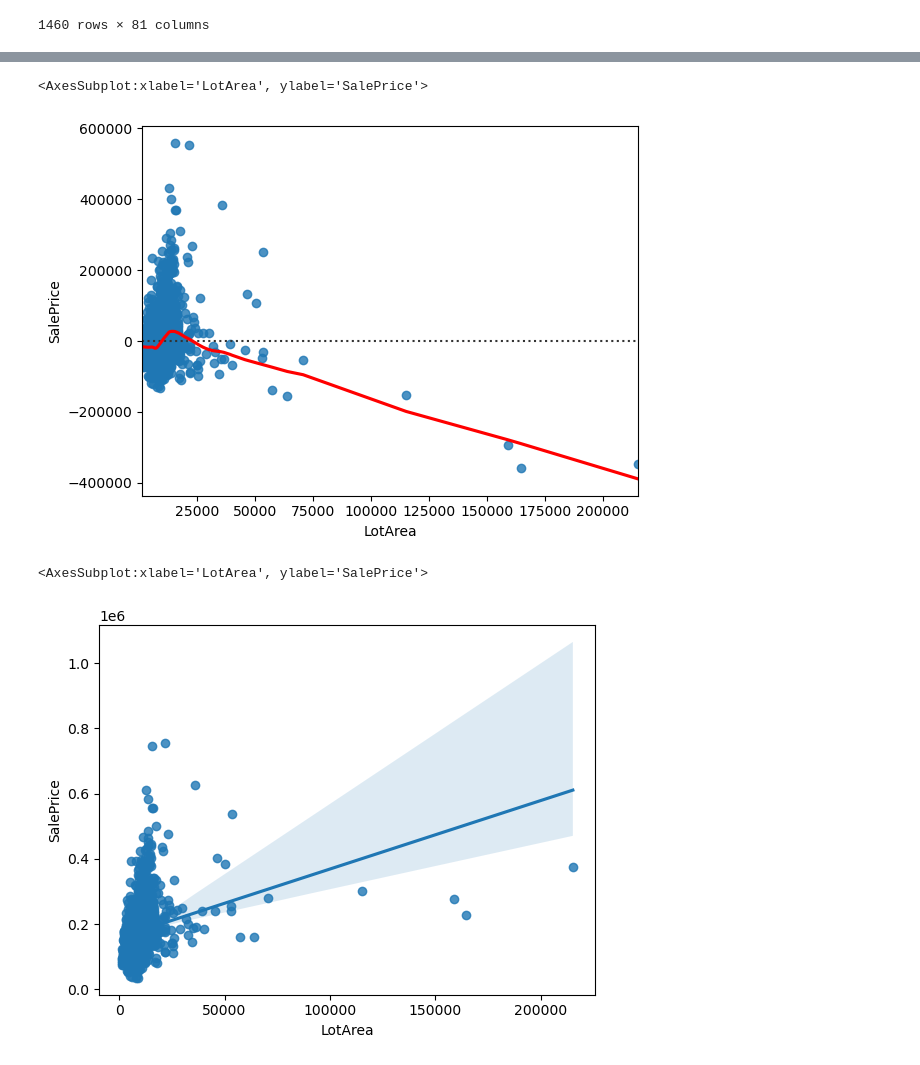
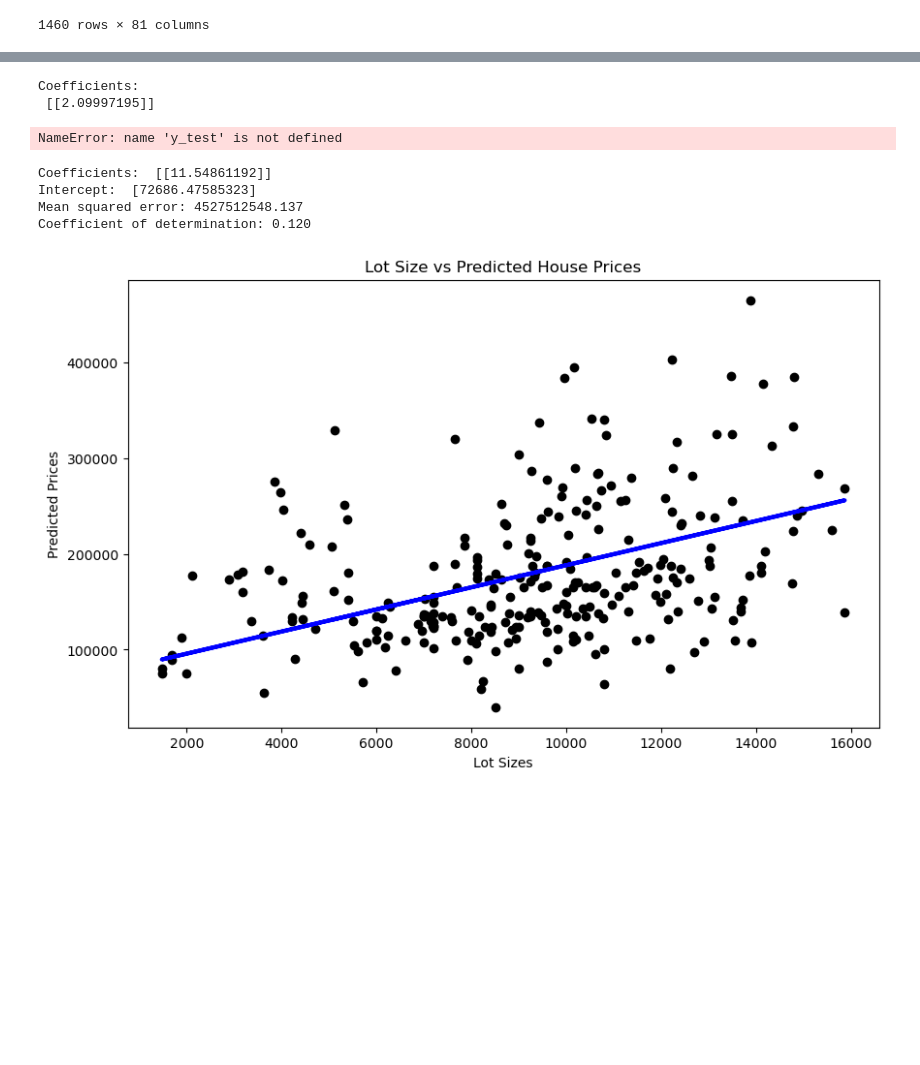
Before and after one commit to bsilver3/DataScience2, a Jupyter notebook: Predict/NumericOutput.ipynb, the cells around one changed output, grey strips where cells are left out. Drawn from its saved outputs; the diff is of its cells as text; code cells hidden in the pictures; blank space fills up the shorter version.

```diff
--- a/Predict/NumericOutput.ipynb
+++ b/Predict/NumericOutput.ipynb
@@ -48,12 +23,2 @@ sns.residplot(data=train, x="LotArea", y="SalePrice", lowess=True, line_kws=dict
-# %%
-sns.residplot(data=train, x="LotArea", y="SalePrice", robust=True, lowess=True, line_kws=dict(color="r"))
-# %% [output]
-<AxesSubplot:xlabel='LotArea', ylabel='SalePrice'>
-[figure, removed]
-# %%
-sns.regplot(data=train, x="LotArea", y="SalePrice")
-# %% [output]
-<AxesSubplot:xlabel='LotArea', ylabel='SalePrice'>
-[figure, removed]
 # %%
 from sklearn.linear_model import LinearRegression
@@ -62,2 +28,65 @@ from sklearn.metrics import mean_squared_error
 import matplotlib.pyplot as plt
 import numpy as np
+# %%
+x_train = train[['LotArea']]
+y_train = train[["SalePrice"]]
+x_test = test[['LotArea']]
+
+selected_model = LinearRegression()
+selected_model.fit(x_train, y_train)
+
+y_pred = selected_model.predict(x_test)
+
+# The coefficients
+print("Coefficients: \n", selected_model.coef_)
+# The mean squared error
+print("Mean squared error: %.2f" % mean_squared_error(y_test, y_pred))
+# The coefficient of determination: 1 is perfect prediction
+print("Coefficient of determination: %.2f" % r2_score(y_test, y_pred))
+
+plt.figure(figsize=(10,6))
+plt.scatter(x_test, y_test, color="black")
+plt.xlabel("Lot Sizes")
+plt.ylabel("Predicted Prices")
+plt.title("Lot Size vs Predicted House Prices")
+plt.plot(x_test, y_pred, color="blue", linewidth=3)
+plt.show()
+# %% [output]
+Coefficients:
+ [[2.09997195]]
+NameError: name 'y_test' is not defined
+# %%
+x_data = train[['LotArea']]
+y_data = train[["SalePrice"]]
+
+x_train, x_test, y_train, y_test = train_test_split(x_data, y_data, test_size=0.2, random_state=42)
+
+selected_model = LinearRegression()
+selected_model.fit(x_train, y_train)
+
+y_pred = selected_model.predict(x_test)
+
+mse = mean_squared_error(y_test, y_pred)
+
+# The coefficients
+print("Coefficients: ", selected_model.coef_)
+# The intercept
+print("Intercept: ", selected_model.intercept_)
+# The mean squared error
+print("Mean squared error: %.3f" % mean_squared_error(y_test, y_pred))
+# The coefficient of determination: 1 is perfect prediction
+print("Coefficient of determination: %.3f" % r2_score(y_test, y_pred))
+
+plt.figure(figsize=(10,6))
+plt.scatter(x_test, y_test, color="black")
+plt.xlabel("Lot Sizes")
+plt.ylabel("Predicted Prices")
+plt.title("Lot Size vs Predicted House Prices")
+plt.plot(x_test, y_pred, color="blue", linewidth=3)
+plt.show()
+# %% [output]
+Coefficients:  [[11.54861192]]
+Intercept:  [72686.47585323]
+Mean squared error: 4527512548.137
+Coefficient of determination: 0.120
+[figure, added]
```
Also changed, not shown: parts of 13 cells of this notebook.
